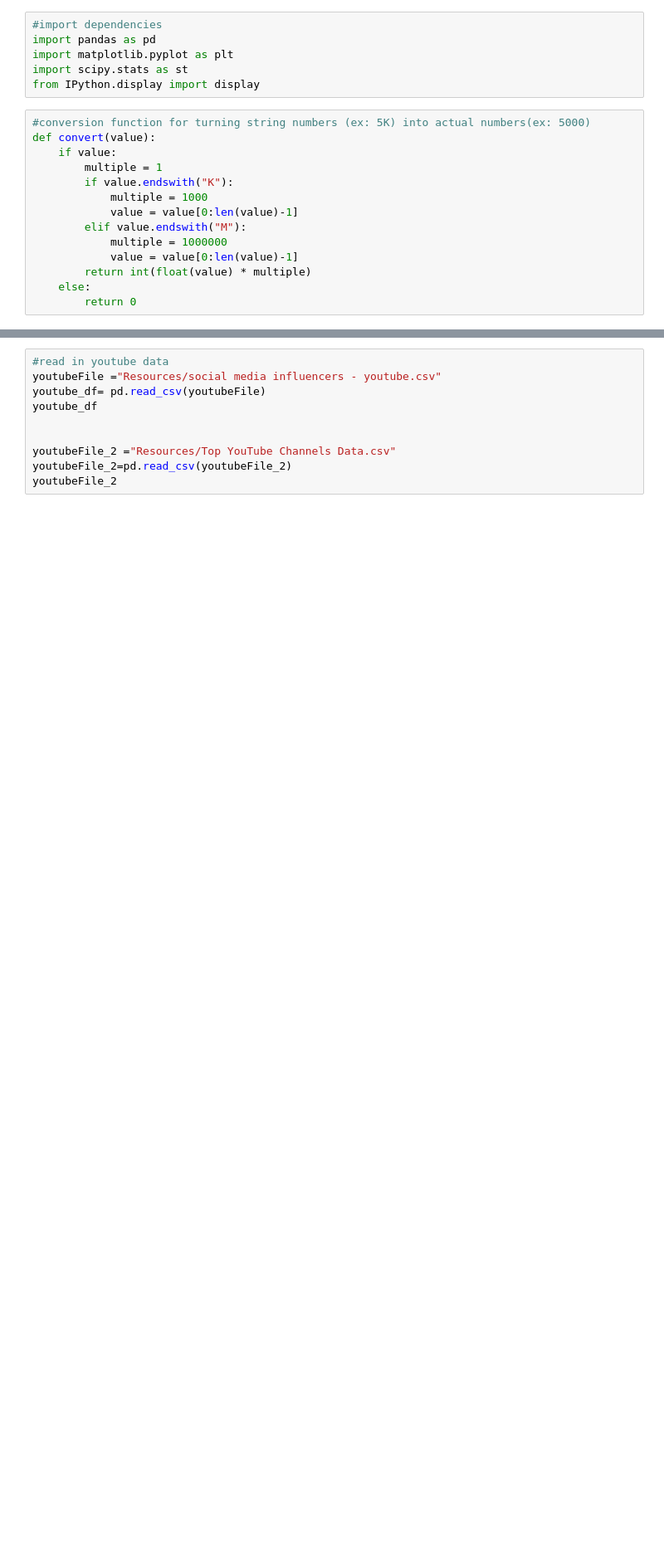
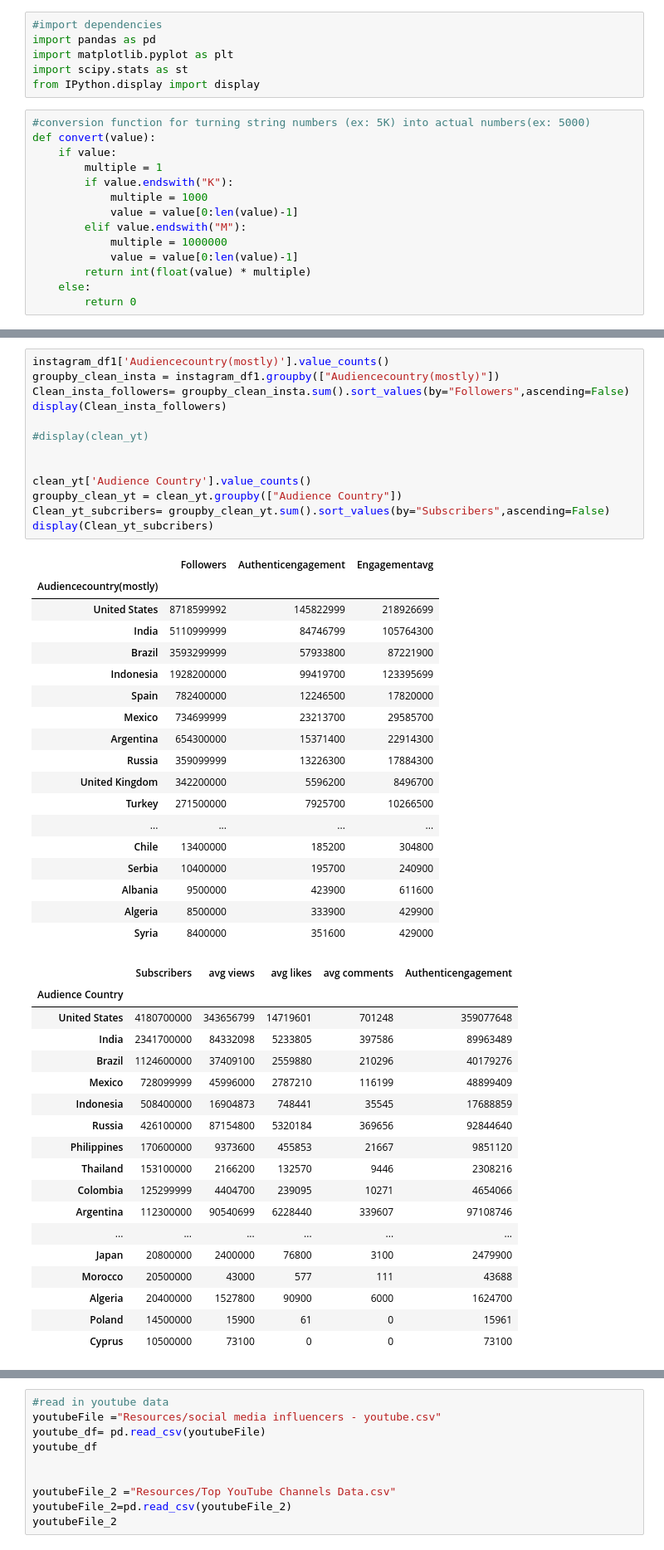
Before and after one commit to mark-m0/Project-1, a Jupyter notebook: SocialInfluencer.ipynb, the cells around one changed output, grey strips where cells are left out. Shown: that part at 83% size. Saved outputs shown, nothing was run; the diff lists cells and outputs as text; blank space fills up the shorter version.

```diff
--- a/SocialInfluencer.ipynb
+++ b/SocialInfluencer.ipynb
@@ -111 +111,51 @@ Serbia                    1
 Name: Audiencecountry(mostly), dtype: int64
+# %%
+instagram_df1['Audiencecountry(mostly)'].value_counts()
+groupby_clean_insta = instagram_df1.groupby(["Audiencecountry(mostly)"])
+Clean_insta_followers= groupby_clean_insta.sum().sort_values(by="Followers",ascending=False)
+display(Clean_insta_followers)
+
+#display(clean_yt)
+
+
+clean_yt['Audience Country'].value_counts()
+groupby_clean_yt = clean_yt.groupby(["Audience Country"])
+Clean_yt_subcribers= groupby_clean_yt.sum().sort_values(by="Subscribers",ascending=False)
+display(Clean_yt_subcribers)
+# %% [output]
+|  | Followers | Authenticengagement | Engagementavg |
+| Audiencecountry(mostly) |  |  |  |
+| United States | 8718599992 | 145822999 | 218926699 |
+| India | 5110999999 | 84746799 | 105764300 |
+| Brazil | 3593299999 | 57933800 | 87221900 |
+| Indonesia | 1928200000 | 99419700 | 123395699 |
+| Spain | 782400000 | 12246500 | 17820000 |
+| Mexico | 734699999 | 23213700 | 29585700 |
+| Argentina | 654300000 | 15371400 | 22914300 |
+| Russia | 359099999 | 13226300 | 17884300 |
+| United Kingdom | 342200000 | 5596200 | 8496700 |
+| Turkey | 271500000 | 7925700 | 10266500 |
+| ... | ... | ... | ... |
+| Chile | 13400000 | 185200 | 304800 |
+| Serbia | 10400000 | 195700 | 240900 |
+| Albania | 9500000 | 423900 | 611600 |
+| Algeria | 8500000 | 333900 | 429900 |
+| Syria | 8400000 | 351600 | 429000 |
+|  | Subscribers | avg views | avg likes | avg comments | Authenticengagement |
+| Audience Country |  |  |  |  |  |
+| United States | 4180700000 | 343656799 | 14719601 | 701248 | 359077648 |
+| India | 2341700000 | 84332098 | 5233805 | 397586 | 89963489 |
+| Brazil | 1124600000 | 37409100 | 2559880 | 210296 | 40179276 |
+| Mexico | 728099999 | 45996000 | 2787210 | 116199 | 48899409 |
+| Indonesia | 508400000 | 16904873 | 748441 | 35545 | 17688859 |
+| Russia | 426100000 | 87154800 | 5320184 | 369656 | 92844640 |
+| Philippines | 170600000 | 9373600 | 455853 | 21667 | 9851120 |
+| Thailand | 153100000 | 2166200 | 132570 | 9446 | 2308216 |
+| Colombia | 125299999 | 4404700 | 239095 | 10271 | 4654066 |
+| Argentina | 112300000 | 90540699 | 6228440 | 339607 | 97108746 |
+| ... | ... | ... | ... | ... | ... |
+| Japan | 20800000 | 2400000 | 76800 | 3100 | 2479900 |
+| Morocco | 20500000 | 43000 | 577 | 111 | 43688 |
+| Algeria | 20400000 | 1527800 | 90900 | 6000 | 1624700 |
+| Poland | 14500000 | 15900 | 61 | 0 | 15961 |
+| Cyprus | 10500000 | 73100 | 0 | 0 | 73100 |
```
Also changed, not shown: parts of 5 cells of this notebook, 1 other file.
